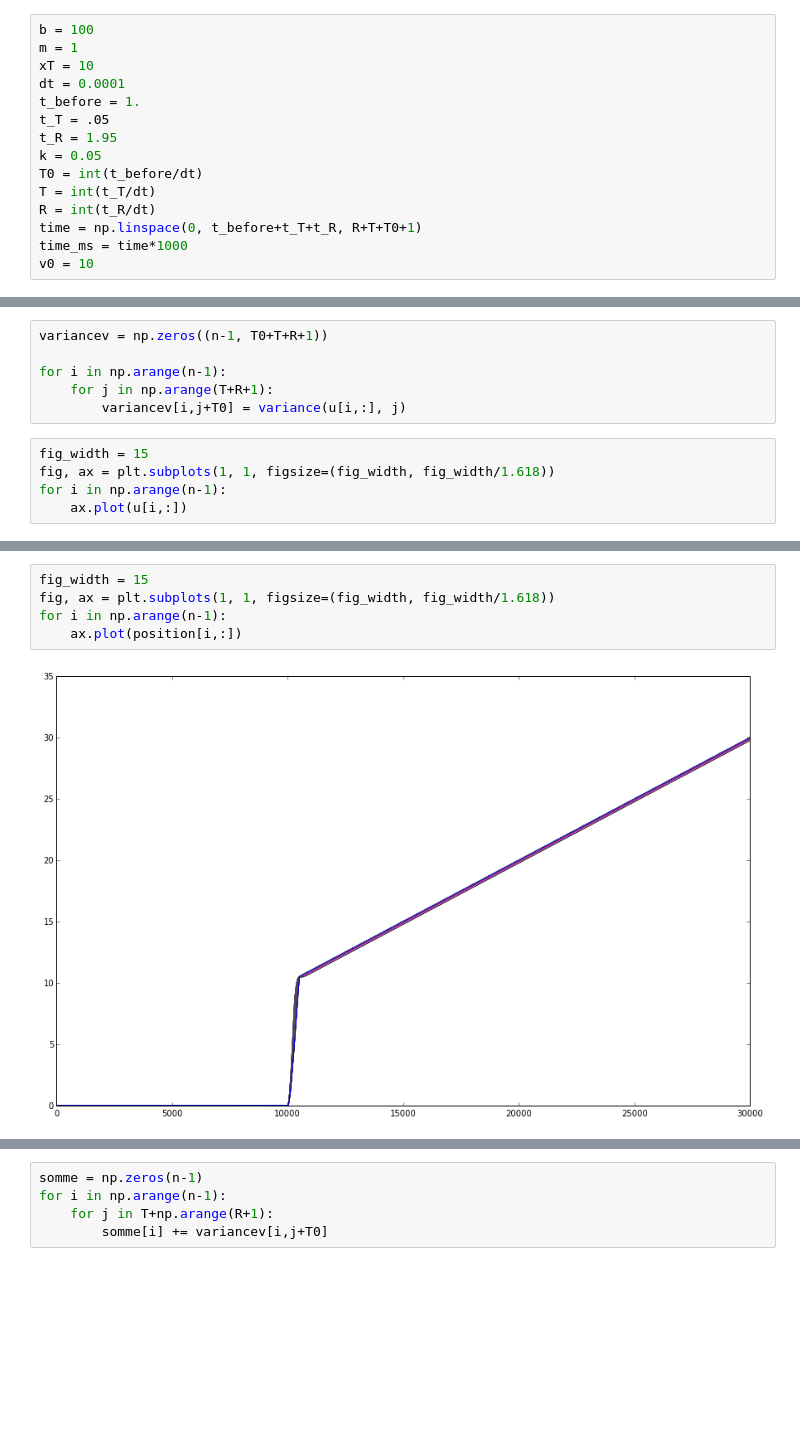
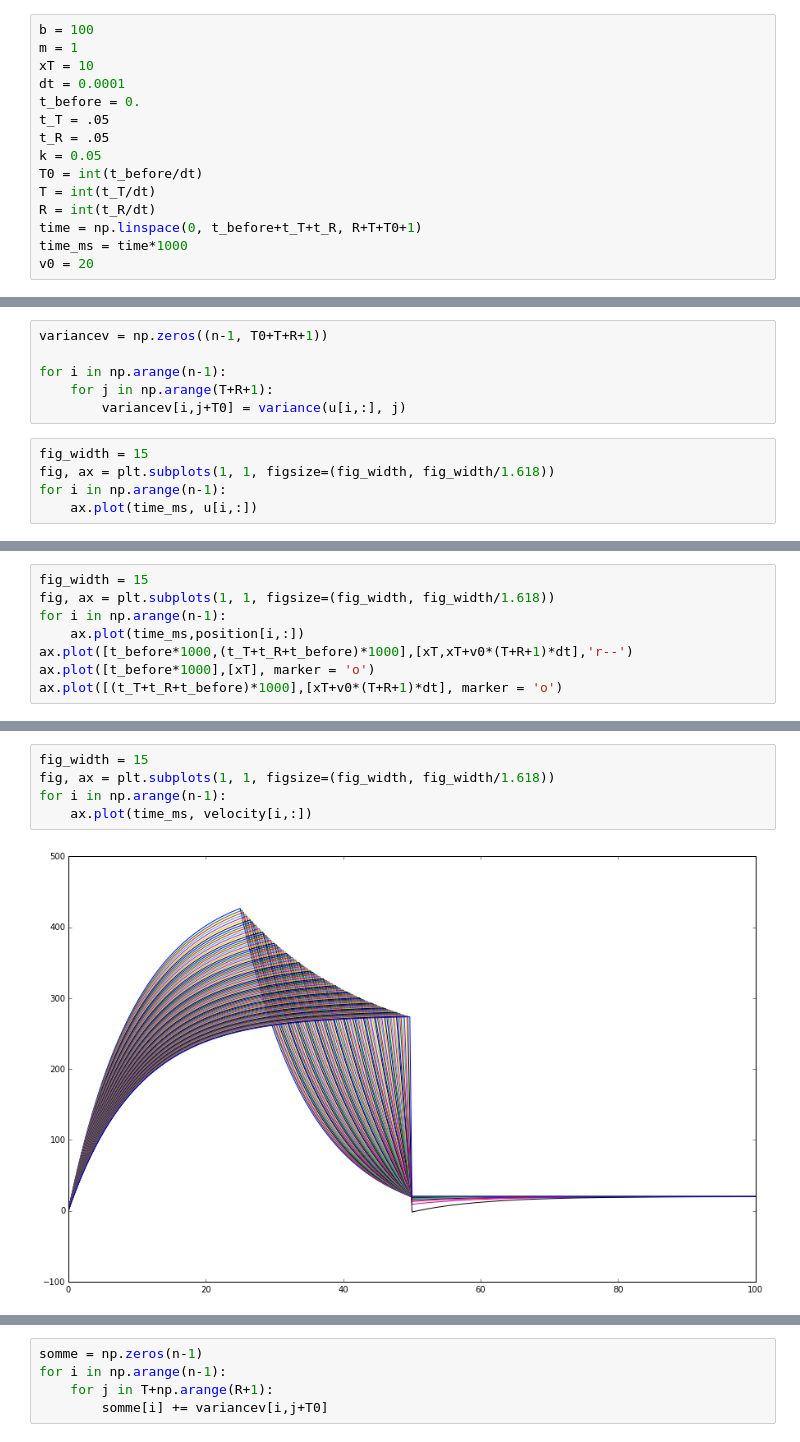
Before and after one commit to AnaideT/OptimalPrecision, a Jupyter notebook: 2017-07-11 Asymmetrical bang-bang and pursuit.ipynb, the cells around one changed output, grey strips where cells are left out. Saved outputs shown, nothing was run; the diff lists cells and outputs as text; blank space fills up the shorter version.

```diff
--- a/2017-07-11 Asymmetrical bang-bang and pursuit.ipynb
+++ b/2017-07-11 Asymmetrical bang-bang and pursuit.ipynb
@@ -36,16 +36,16 @@ b = 100
 m = 1
 xT = 10
 dt = 0.0001
-t_before = 1.
+t_before = 0.
 t_T = .05
-t_R = 1.95
+t_R = .05
 k = 0.05
 T0 = int(t_before/dt)
 T = int(t_T/dt)
 R = int(t_R/dt)
 time = np.linspace(0, t_before+t_T+t_R, R+T+T0+1)
 time_ms = time*1000
-v0 = 10
+v0 = 20
 # %% [markdown]
 
 On $\intervalle{0}{\rho\cdot T}: \dfrac{d\dot{x}(t)}{dt} = -\dfrac{\beta}{m}\cdot\dot{x}(t)+\dfrac{U_+}{m}$
@@ -184,5 +184,5 @@ for i in np.arange(n-1):
 fig_width = 15
 fig, ax = plt.subplots(1, 1, figsize=(fig_width, fig_width/1.618))
 for i in np.arange(n-1):
-    ax.plot(u[i,:])
+    ax.plot(time_ms, u[i,:])
 # %% [output]
@@ -189,0 +190,8 @@ for i in np.arange(n-1):
+# %%
+fig_width = 15
+fig, ax = plt.subplots(1, 1, figsize=(fig_width, fig_width/1.618))
+for i in np.arange(n-1):
+    ax.plot(time_ms,position[i,:])
+ax.plot([t_before*1000,(t_T+t_R+t_before)*1000],[xT,xT+v0*(T+R+1)*dt],'r--')
+ax.plot([t_before*1000],[xT], marker = 'o')
+ax.plot([(t_T+t_R+t_before)*1000],[xT+v0*(T+R+1)*dt], marker = 'o')
@@ -190,10 +201,10 @@ for i in np.arange(n-1):
 # %%
 fig_width = 15
 fig, ax = plt.subplots(1, 1, figsize=(fig_width, fig_width/1.618))
 for i in np.arange(n-1):
-    ax.plot(position[i,:])
+    ax.plot(time_ms, velocity[i,:])
 # %% [output]
-[figure, old version]
+[figure, new version]
 # %%
 fig_width = 15
 fig, ax = plt.subplots(1, 1, figsize=(fig_width, fig_width/1.618))
```
Also changed, not shown: parts of 8 cells of this notebook, 6 other files.
